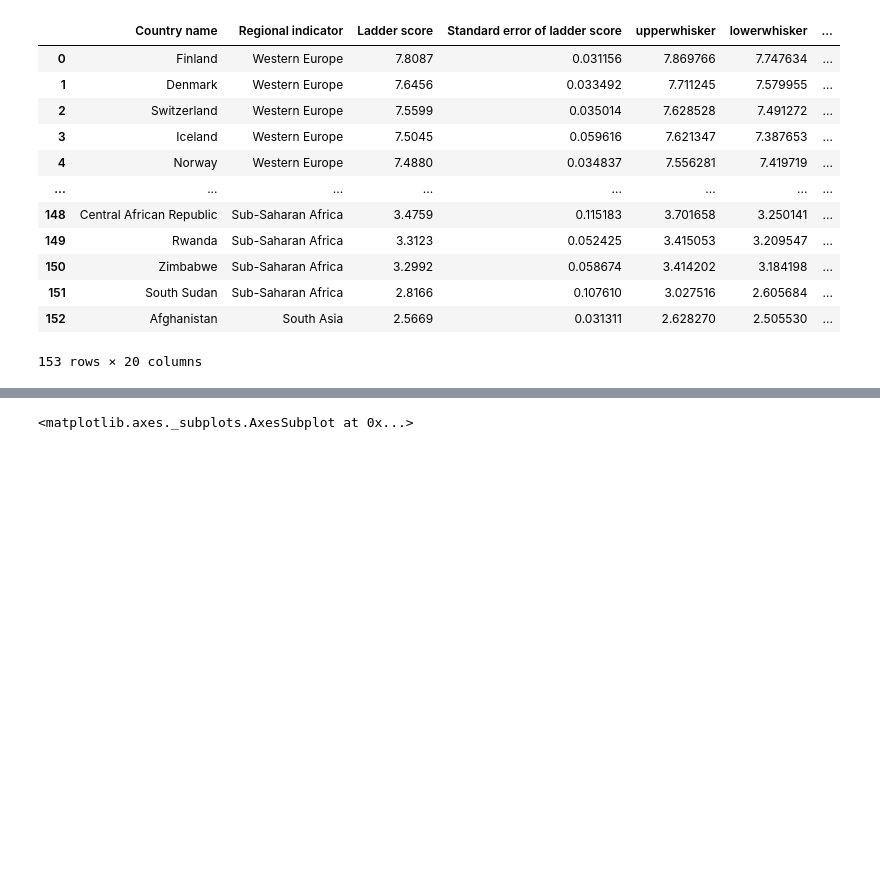
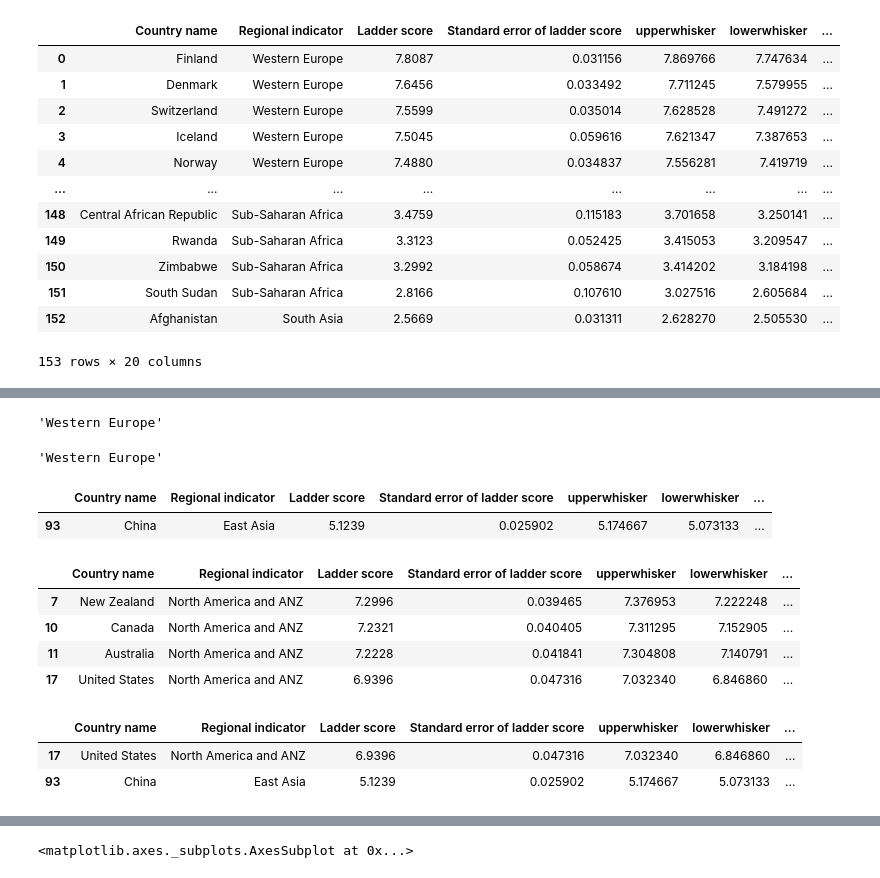
Before and after one commit to Athena112233/IntroductionToDataScience, a Jupyter notebook: DataScience1.ipynb, the cells around one changed output, grey strips where cells are left out. Saved outputs shown, nothing was run; the diff lists cells and outputs as text; code cells hidden in the pictures; blank space fills up the shorter version.

```diff
--- a/DataScience1.ipynb
+++ b/DataScience1.ipynb
@@ -36,0 +86,37 @@ happy2020
+# %%
+#how to get specific value
+#index 3, iceland, get regional indicator
+#iloc --> location by index
+happy2020.iloc[3]['Regional indicator'] #on dataframe
+# %% [output]
+'Western Europe'
+# %%
+happy2020['Regional indicator'].iloc[3] #on series
+# %% [output]
+'Western Europe'
+# %%
+#how to get rows by specific values
+#loc --> find location
+#pandas use True/False selector --> if row is classified as false, it's gonna get filtered out
+#if row is classified as true, keep that row
+
+happy2020.loc[happy2020['Country name'] == 'China']
+# %% [output]
+|  | Country name | Regional indicator | Ladder score | Standard error of ladder score | upperwhisker | lowerwhisker | ... |
+| 93 | China | East Asia | 5.1239 | 0.025902 | 5.174667 | 5.073133 | ... |
+# %%
+#find all the countries that's in North America
+happy2020.loc[happy2020['Regional indicator'] == 'North America and ANZ']
+# %% [output]
+|  | Country name | Regional indicator | Ladder score | Standard error of ladder score | upperwhisker | lowerwhisker | ... |
+| 7 | New Zealand | North America and ANZ | 7.2996 | 0.039465 | 7.376953 | 7.222248 | ... |
+| 10 | Canada | North America and ANZ | 7.2321 | 0.040405 | 7.311295 | 7.152905 | ... |
+| 11 | Australia | North America and ANZ | 7.2228 | 0.041841 | 7.304808 | 7.140791 | ... |
+| 17 | United States | North America and ANZ | 6.9396 | 0.047316 | 7.032340 | 6.846860 | ... |
+# %%
+#locate with multiple statements
+happy2020.loc[(happy2020['Country name'] == 'China') | (happy2020['Country name'] == 'United States')]
+# %% [output]
+|  | Country name | Regional indicator | Ladder score | Standard error of ladder score | upperwhisker | lowerwhisker | ... |
+| 17 | United States | North America and ANZ | 6.9396 | 0.047316 | 7.032340 | 6.846860 | ... |
+| 93 | China | East Asia | 5.1239 | 0.025902 | 5.174667 | 5.073133 | ... |
```
Also changed, not shown: parts of 13 cells of this notebook, 5 other files.
